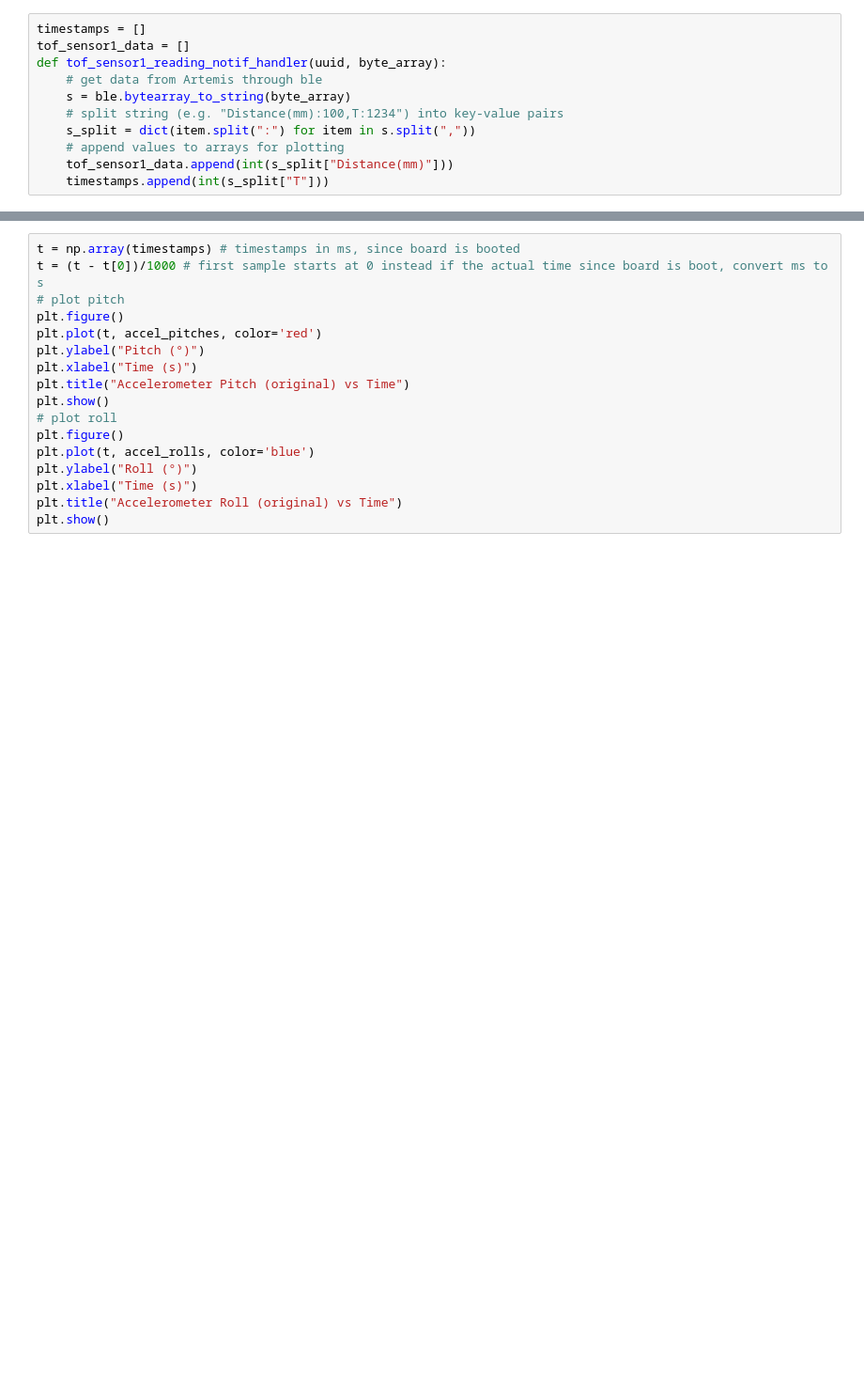
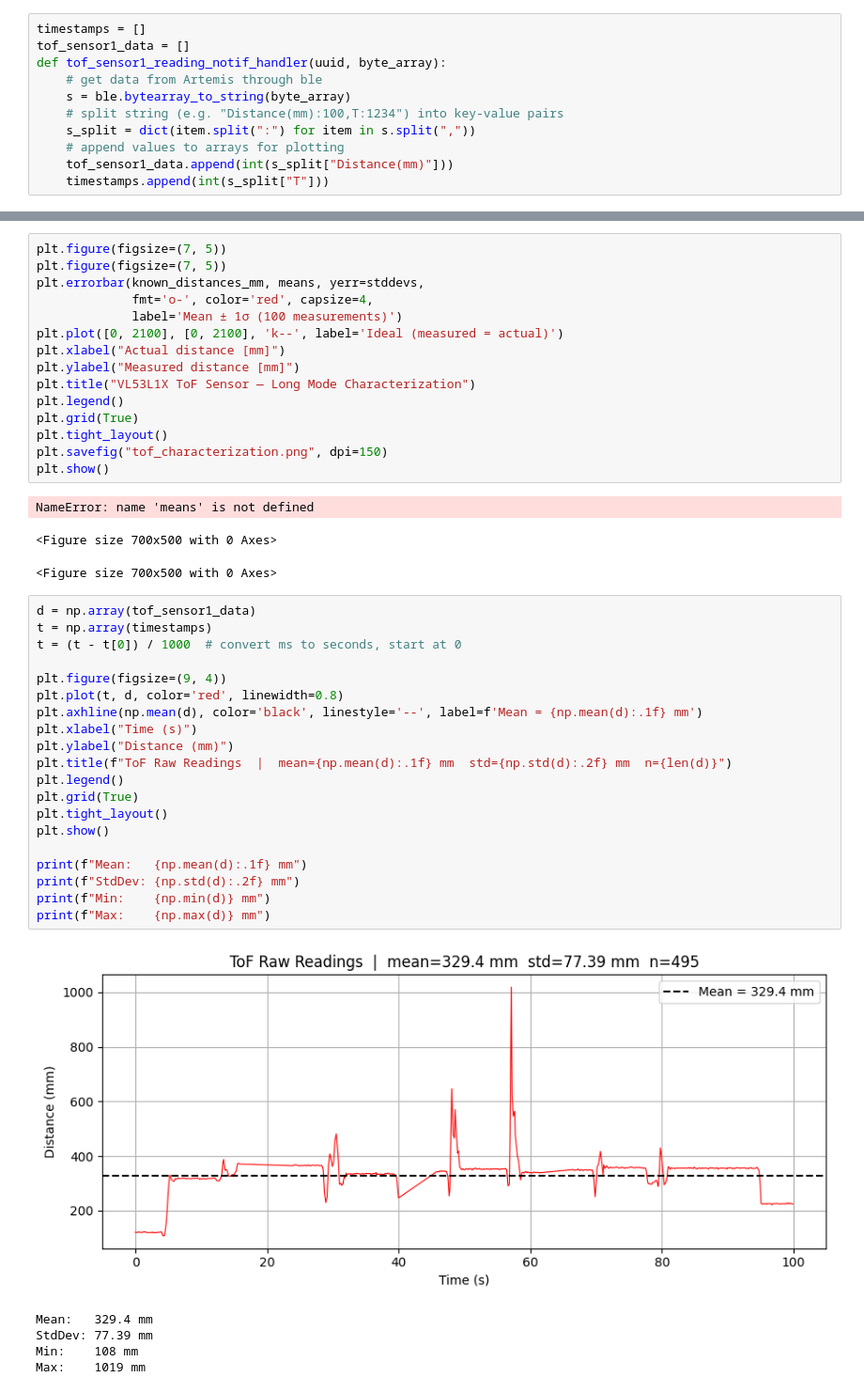
Before and after one commit to myang1121/fast_robot, a Jupyter notebook: lab3_tof/lab3_tof.ipynb, the cells around one changed output, grey strips where cells are left out. Shown at 94% size. Drawn from its saved outputs; the diff is of its cells as text; blank space fills up the shorter version.

Commit message:
issue...losing some data

```diff
--- a/lab3_tof/lab3_tof.ipynb
+++ b/lab3_tof/lab3_tof.ipynb
@@ -48,17 +87,45 @@ ble.stop_notify(ble.uuid['RX_STRING'])
 # %%
-t = np.array(timestamps) # timestamps in ms, since board is booted
-t = (t - t[0])/1000 # first sample starts at 0 instead if the actual time since board is boot, convert ms to s
-# plot pitch
-plt.figure()
-plt.plot(t, accel_pitches, color='red')
-plt.ylabel("Pitch (°)")
-plt.xlabel("Time (s)")
-plt.title("Accelerometer Pitch (original) vs Time")
+plt.figure(figsize=(7, 5))
+plt.figure(figsize=(7, 5))
+plt.errorbar(known_distances_mm, means, yerr=stddevs,
+             fmt='o-', color='red', capsize=4,
+             label='Mean ± 1σ (100 measurements)')
+plt.plot([0, 2100], [0, 2100], 'k--', label='Ideal (measured = actual)')
+plt.xlabel("Actual distance [mm]")
+plt.ylabel("Measured distance [mm]")
+plt.title("VL53L1X ToF Sensor — Long Mode Characterization")
+plt.legend()
+plt.grid(True)
+plt.tight_layout()
+plt.savefig("tof_characterization.png", dpi=150)
 plt.show()
-# plot roll
-plt.figure()
-plt.plot(t, accel_rolls, color='blue')
-plt.ylabel("Roll (°)")
-plt.xlabel("Time (s)")
-plt.title("Accelerometer Roll (original) vs Time")
-plt.show()
+# %% [output]
+NameError: name 'means' is not defined
+<Figure size 700x500 with 0 Axes>
+<Figure size 700x500 with 0 Axes>
+# %%
+d = np.array(tof_sensor1_data)
+t = np.array(timestamps)
+t = (t - t[0]) / 1000  # convert ms to seconds, start at 0
+
+plt.figure(figsize=(9, 4))
+plt.plot(t, d, color='red', linewidth=0.8)
+plt.axhline(np.mean(d), color='black', linestyle='--', label=f'Mean = {np.mean(d):.1f} mm')
+plt.xlabel("Time (s)")
+plt.ylabel("Distance (mm)")
+plt.title(f"ToF Raw Readings  |  mean={np.mean(d):.1f} mm  std={np.std(d):.2f} mm  n={len(d)}")
+plt.legend()
+plt.grid(True)
+plt.tight_layout()
+plt.show()
+
+print(f"Mean:   {np.mean(d):.1f} mm")
+print(f"StdDev: {np.std(d):.2f} mm")
+print(f"Min:    {np.min(d)} mm")
+print(f"Max:    {np.max(d)} mm")
+# %% [output]
+[figure, added]
+Mean:   329.4 mm
+StdDev: 77.39 mm
+Min:    108 mm
+Max:    1019 mm
```
Also changed, not shown: parts of 6 cells of this notebook.
